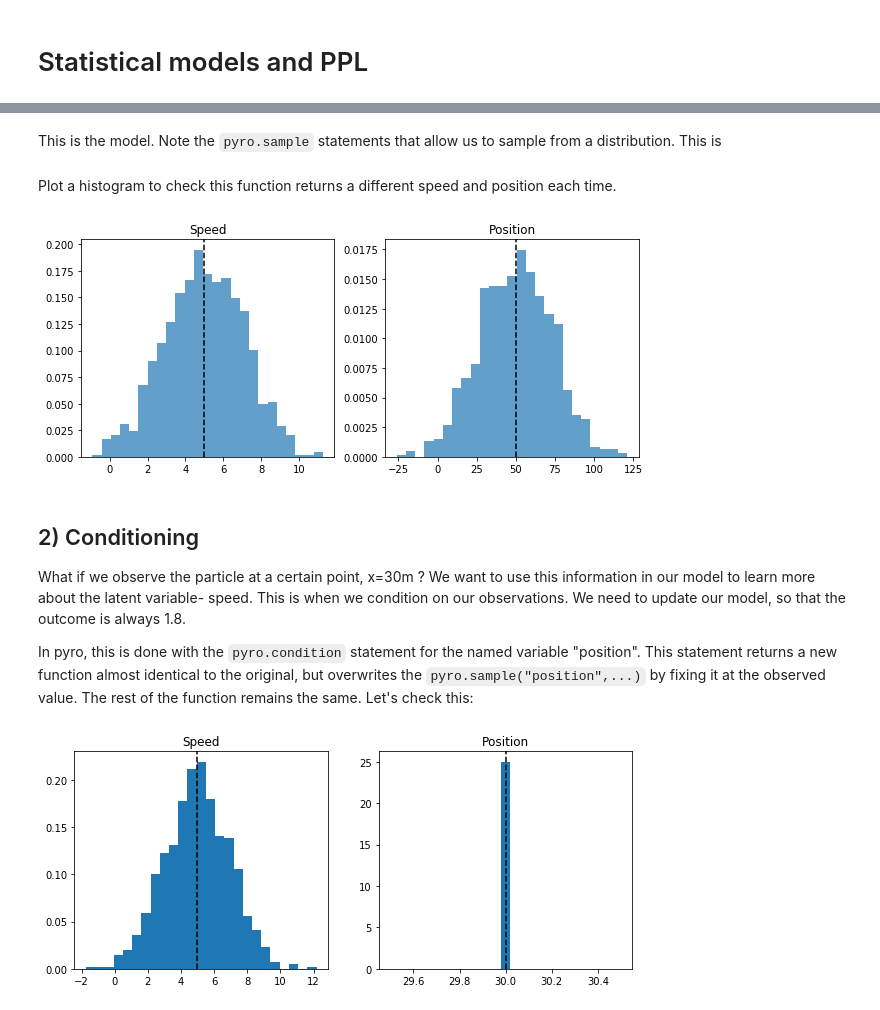
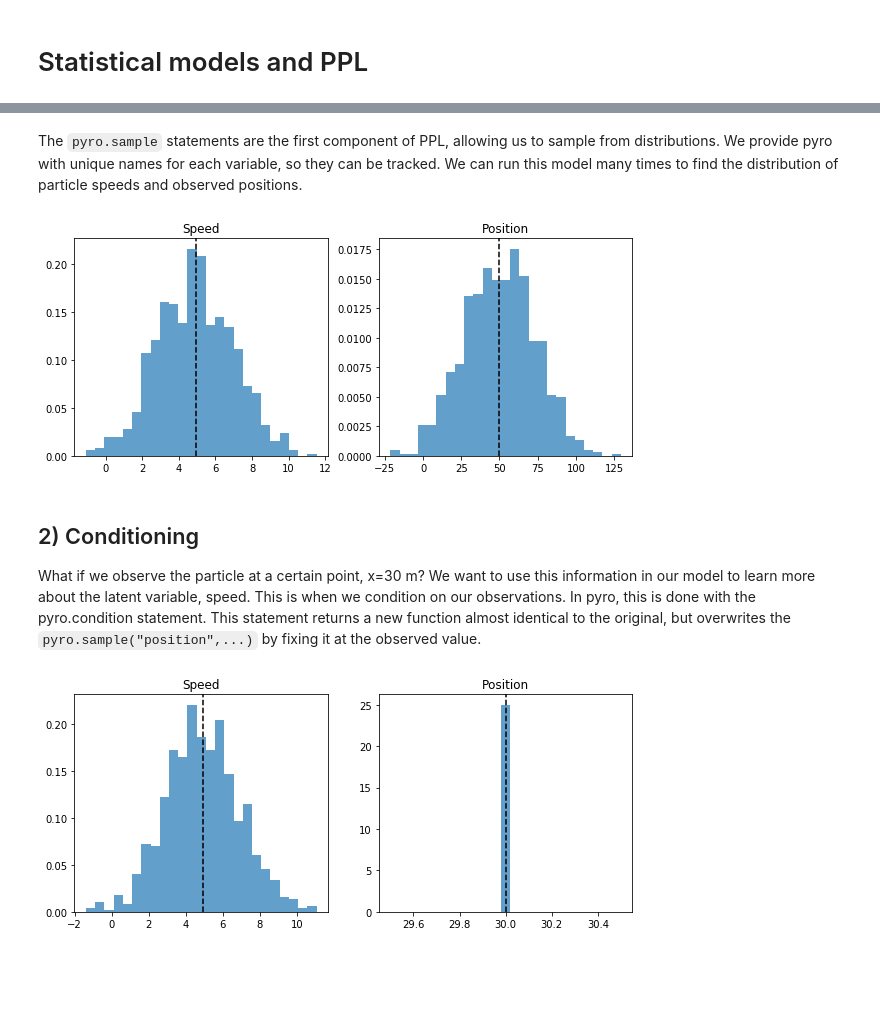
Before and after one commit to lm2612/InformaticsLab, a Jupyter notebook: 01_SingleParticleBlog.ipynb, the cells around one changed output, grey strips where cells are left out. Saved outputs shown, nothing was run; the diff lists cells and outputs as text; code cells hidden in the pictures; blank space fills up the shorter version.

```diff
--- a/01_SingleParticleBlog.ipynb
+++ b/01_SingleParticleBlog.ipynb
@@ -73,65 +47,63 @@ import numpy as np
 import torch
 import pyro
 import pyro.distributions as dist
-
-def propagate_cloud(guess=5.,guess_sd=2.,time=10.):
-    """ Parameters:
+np.random.seed(123)
+def propagate_cloud(guess, guess_sd, time):
+    """ Returns speed and observed position of cloud.
     guess = our initial guess for the speed of particle
     guess_sd = our guess for the standard deviation of the particle speed
-    time = length of time before observing """
+    time = length of time before observing
+    """
     # sample from prior distribution
     speed = pyro.sample("speed", dist.Normal(guess, guess_sd))
     position_final = speed * time
     # final position is observed with a bit of noise from our measurement tools
-    position_observed = pyro.sample("position",dist.Normal(position_final,10))
+    position_observed = pyro.sample("position",dist.Normal(position_final,10.))
     return(speed,position_observed)
-# %% [markdown]
-This is the model. Note the `pyro.sample` statements that allow us to sample from a distribution. This is
-# %% [markdown]
-Plot a histogram to check this function returns a different speed and position each time.
+# %% [markdown]
+The  `pyro.sample` statements are the first component of PPL, allowing us to sample from distributions. We provide pyro with unique names for each variable, so they can be tracked. We can run this model many times to find the distribution of particle speeds and observed positions.
 # %%
 import matplotlib.pyplot as plt
-def plot_hist(hist1,hist2=None,name1="",name2="",label1="",label2="",true_dist=None):
+def plot_hist(hist1, hist2=None, title1="", title2="", true_dist=None):
     fig = plt.figure(figsize=(10,4))
     ax1 = plt.subplot2grid((1, 2), (0, 0));
-    ax1.hist(hist1,25,density=True,label=label1,alpha=0.7);
-    ax1.axvline(np.mean(hist1),c="k",ls="--");
-    plt.title(name1);
+    ax1.hist(hist1, 25, density=True, label="Guide", alpha=0.7);
+    ax1.axvline(np.mean(hist1), c="k", ls="--");
+    plt.title(title1);
     if hist2 is not None:
         ax2 = plt.subplot2grid((1, 2), (0, 1));
-        ax2.hist(hist2,25,density=True,label=label2,alpha=0.7);
-        ax2.axvline(np.mean(hist2),c="k",ls="--");
-        plt.title(name2);
+        ax2.hist(hist2, 25, density=True, label="Guide", alpha=0.7);
+        ax2.axvline(np.mean(hist2), c="k", ls="--");
+        plt.title(title2);
     if true_dist is not None:
         # Exact posterior distribution of speed: provide tuple for mu and sigma
         exact_mu,exact_sigma =  true_dist
-        x = np.linspace(-5.,15., 100);
-        f = 1./(exact_sigma * np.sqrt(2 * np.pi)) * np.exp( - (x - exact_mu)**2 / (2 * exact_sigma**2))
+        x = np.linspace(-5., 15., 100);
+        f = 1./(exact_sigma*np.sqrt(2*np.pi))*np.exp(-(x-exact_mu)**2/(2*exact_sigma**2))
         for ax in fig.axes:
-            ax.plot(x, f, lw=2,label="Exact",color="red");
-            ax.axvline(exact_mu,ls="--",color="red");
+            ax.plot(x, f, lw=2, label="Exact", color="red");
+            ax.axvline(exact_mu, ls="--", color="red");
             ax.legend();
 # %%
-uncond = [propagate_cloud(guess=5.,guess_sd=2.) for i in range(1000)]
+uncond = [propagate_cloud(guess=5., guess_sd=2., time=10.) for i in range(1000)]
 speed_uncond,pos_uncond = zip(*uncond)
-plot_hist(speed_uncond,pos_uncond,"Speed","Position")
+plot_hist(speed_uncond, pos_uncond, "Speed", "Position")
 # %% [output]
-[figure, old version]
+[figure, new version]
 # %% [markdown]
 ## 2) Conditioning
 
-What if we observe the particle at a certain point, x=30m ? We want to use this information in our model to learn more about the latent variable- speed. This is when we condition on our observations. We need to update our model, so that the outcome is always 1.8.
-
-In pyro, this is done with the `pyro.condition` statement for the named variable "position". This statement returns a new function almost identical to the original, but overwrites the `pyro.sample("position",...)` by fixing it at the observed value. The rest of the function remains the same. Let's check this:
+What if we observe the particle at a certain point, x=30 m? We want to use this information in our model to learn more about the latent variable, speed. This is when we condition on our observations.
+In pyro, this is done with the pyro.condition statement. This statement returns a new function almost identical to the original, but overwrites the   `pyro.sample("position",...)` by fixing it at the observed value.
 # %%
 position_observed = 30
 conditioned_propagate = pyro.condition(propagate_cloud,
                                        data={"position": position_observed})
 # %%
-cond = [conditioned_propagate() for i in range(1000)]
+cond = [conditioned_propagate(guess=5., guess_sd=2., time=10.) for i in range(1000)]
 speed_cond,pos_cond = zip(*cond)
-plot_hist(speed_cond,pos_cond,"Speed","Position")
+plot_hist(speed_cond, pos_cond, "Speed", "Position")
 # %% [output]
-[figure, old version]
+[figure, new version]
 # %% [markdown]
 ## 3) Inference
```
Also changed, not shown: parts of 26 cells of this notebook, 9 other files.
